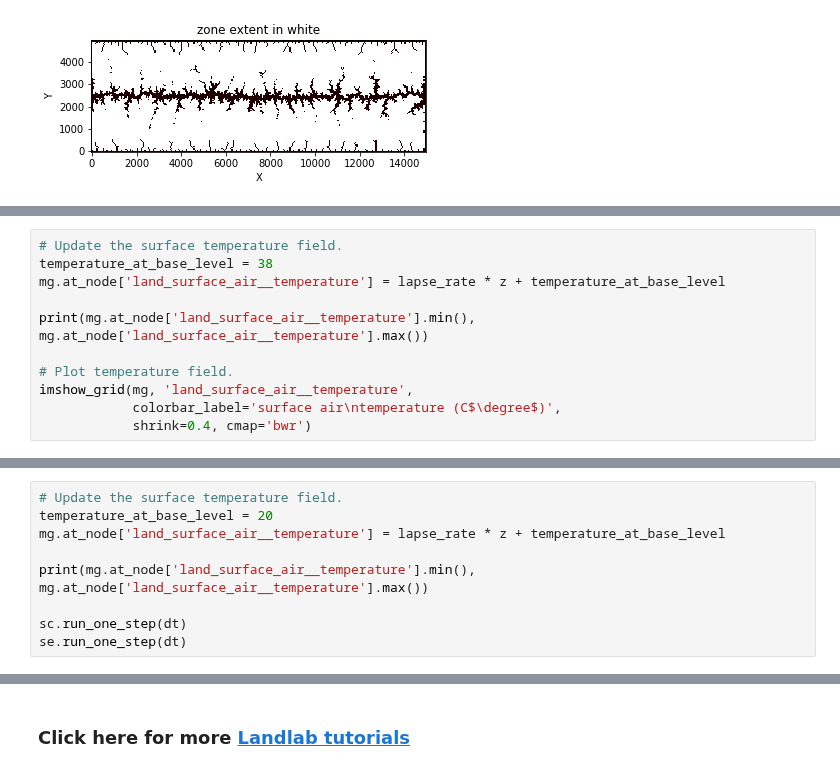
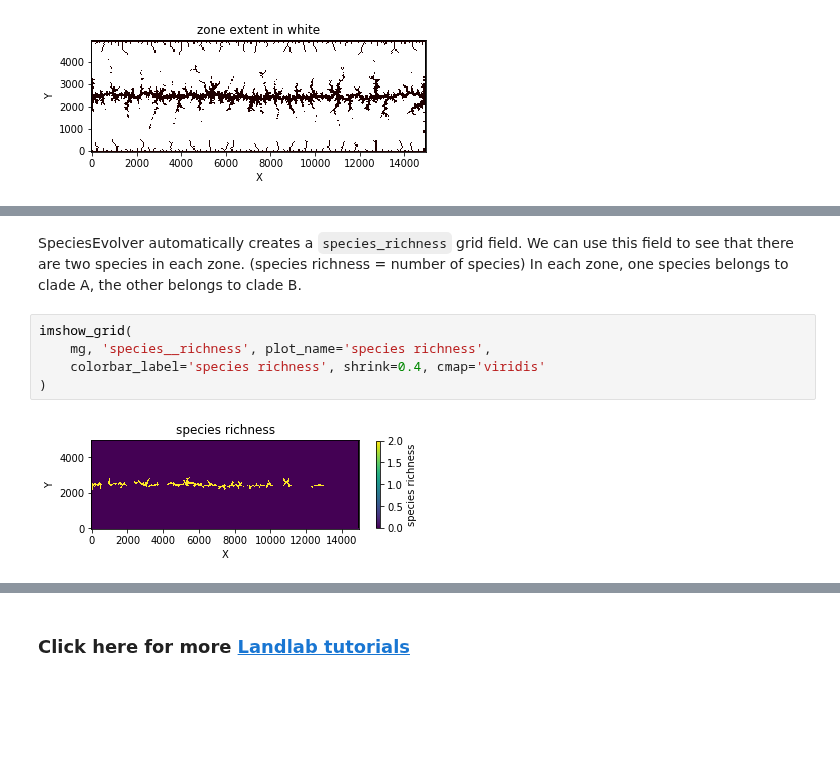
Before and after one commit to landlab/tutorials, a Jupyter notebook: species_evolution/Introduction_to_SpeciesEvolver.ipynb, the cells around one changed output, grey strips where cells are left out. Drawn from its saved outputs; the diff is of its cells as text; blank space fills up the shorter version.

```diff
--- a/species_evolution/Introduction_to_SpeciesEvolver.ipynb
+++ b/species_evolution/Introduction_to_SpeciesEvolver.ipynb
@@ -220,11 +175,0 @@ The temperature at base level is increased again by 6&deg;C.
-# %%
-# Update the surface temperature field.
-temperature_at_base_level = 38
-mg.at_node['land_surface_air__temperature'] = lapse_rate * z + temperature_at_base_level
-
-print(mg.at_node['land_surface_air__temperature'].min(), mg.at_node['land_surface_air__temperature'].max())
-
-# Plot temperature field.
-imshow_grid(mg, 'land_surface_air__temperature',
-            colorbar_label='surface air\ntemperature (C$\degree$)',
-            shrink=0.4, cmap='bwr')
@@ -411,9 +175,0 @@ In the example tree below, species A.0 produced 4 child species. Only one specie
-# %%
-# Update the surface temperature field.
-temperature_at_base_level = 20
-mg.at_node['land_surface_air__temperature'] = lapse_rate * z + temperature_at_base_level
-
-print(mg.at_node['land_surface_air__temperature'].min(), mg.at_node['land_surface_air__temperature'].max())
-
-sc.run_one_step(dt)
-se.run_one_step(dt)
@@ -527,0 +465,9 @@ se.species_with_identifier('A')
+# %% [markdown]
+SpeciesEvolver automatically creates a `species_richness` grid field. We can use this field to see that there are two species in each zone. (species richness = number of species) In each zone, one species belongs to clade A, the other belongs to clade B.
+# %%
+imshow_grid(
+    mg, 'species__richness', plot_name='species richness',
+    colorbar_label='species richness', shrink=0.4, cmap='viridis'
+)
+# %% [output]
+[figure, added]
```
Also changed, not shown: parts of 109 cells of this notebook, 2 other files.
